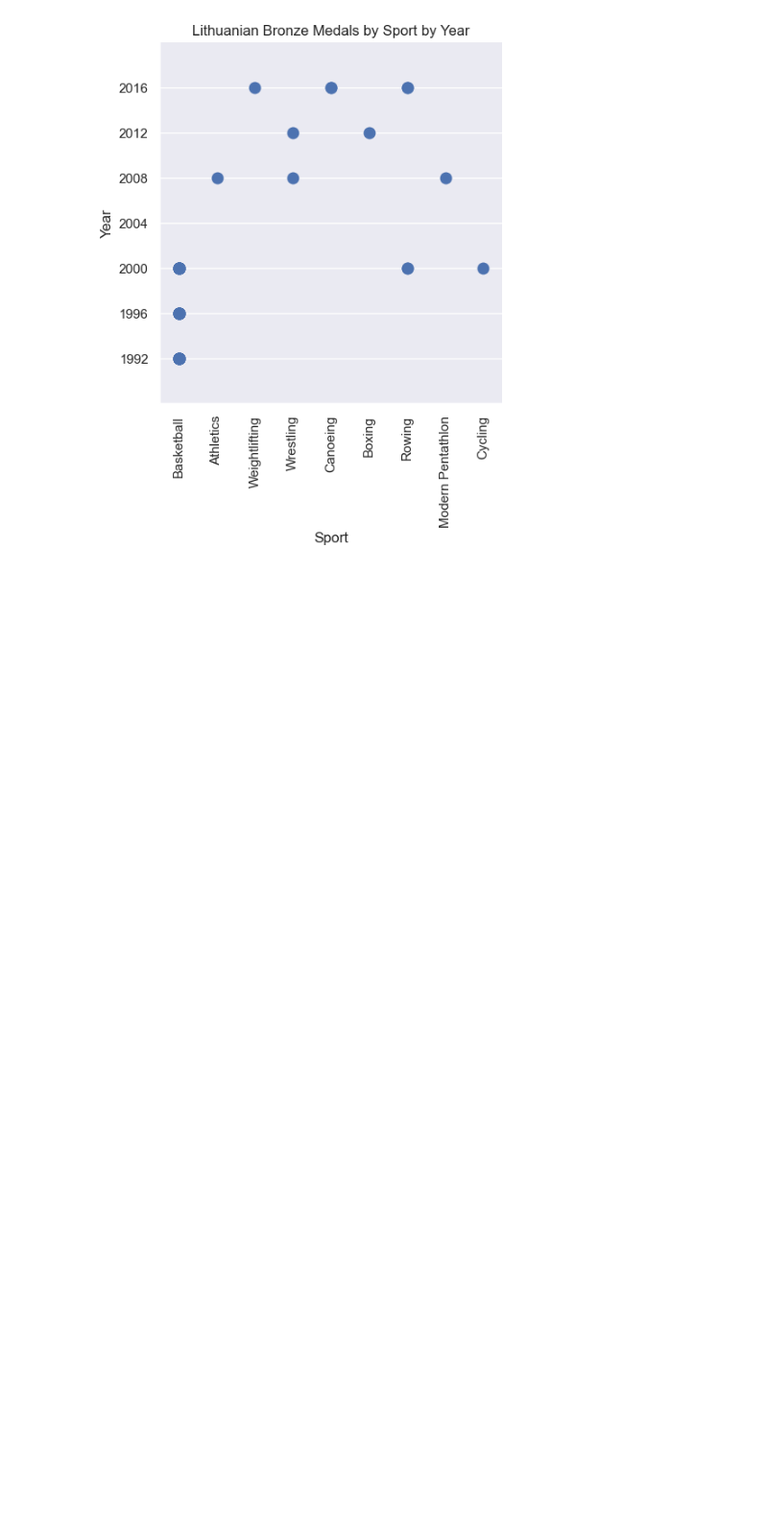
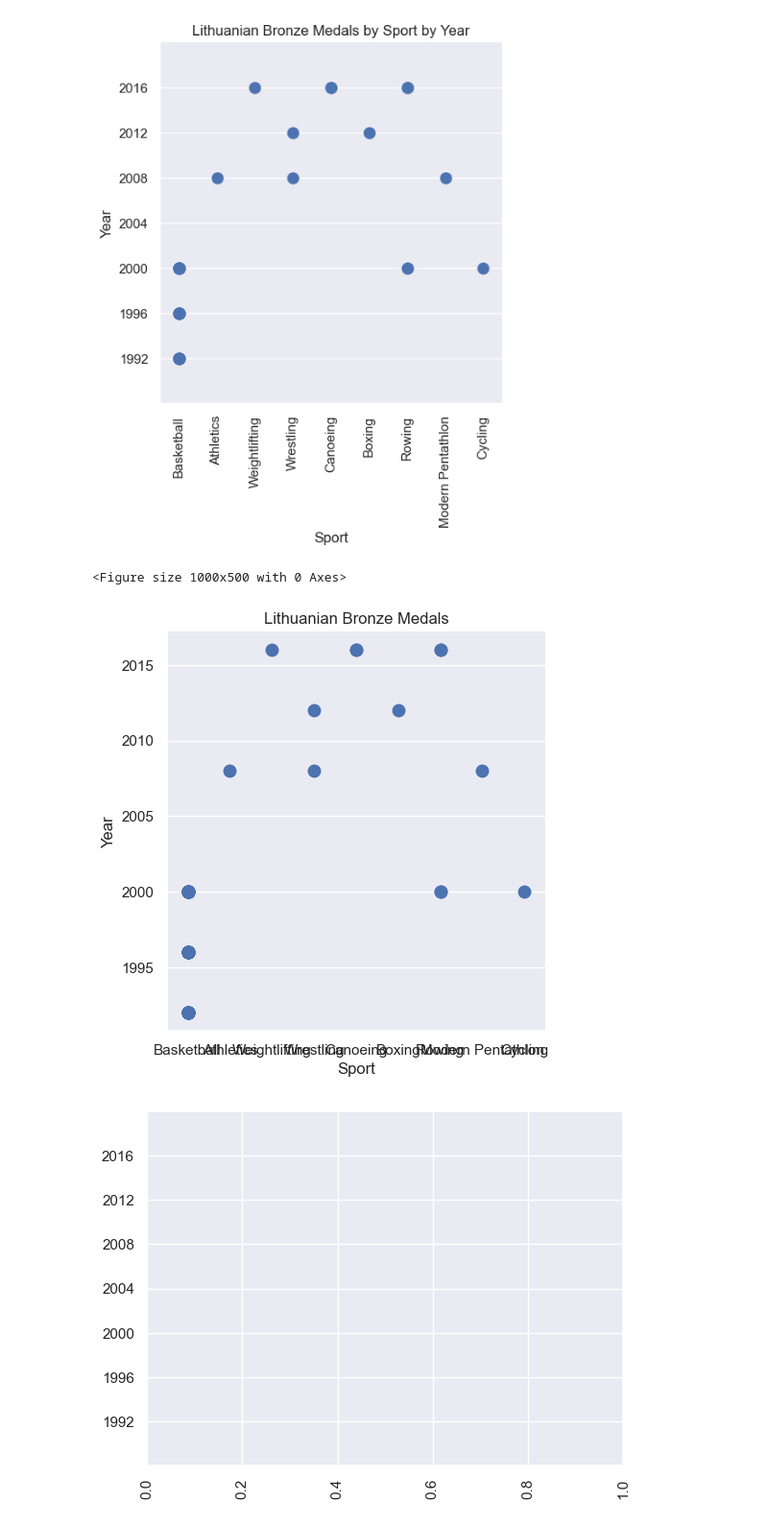
Before and after one commit to kilciukas/Olympic_dataset_exploration, a Jupyter notebook: Notebook_v2/Olimpines_notebook_v2.ipynb, the cells around one changed output. Shown at 96% size. Saved outputs shown, nothing was run; the diff lists cells and outputs as text; code cells hidden in the pictures; blank space fills up the shorter version.

```diff
--- a/Notebook_v2/Olimpines_notebook_v2.ipynb
+++ b/Notebook_v2/Olimpines_notebook_v2.ipynb
@@ -739,3 +743,34 @@ plt.xticks(rotation=90)
 plt.show()
 # %% [output]
 [figure]
+# %%
+class Catplot:
+    def __init__(self, data, x, y, jitter=False, size=10):
+        self.data = data
+        self.x = x
+        self.y = y
+        self.jitter = jitter
+        self.size = size
+        self.figure = None
+
+    def create_catplot(self, title):
+        self.figure = plt.figure(figsize=(10,5))
+        sns.catplot(data=self.data, x=self.x, y=self.y, jitter=self.jitter, size=self.size)
+        plt.title(title)
+        plt.show()
+        return self.figure
+
+    def set_ylim_ticks(self, ylim_min, ylim_max, min, max, step, rotation):
+        plt.ylim(ylim_min, ylim_max)
+        plt.yticks(range(min, max+1, step))
+        plt.xticks(rotation=rotation)
+        # self.figure.set(ylim=(1988, 2020))
+        # self.figure.set(yticks=range(1992, 2016+1, 4))
+# %%
+lithuanian_bronze_catplot = Catplot(data = lithuanian_bronze, x='Sport', y='Year', jitter=False, size=10)
+lithuanian_bronze_catplot.create_catplot(title='Lithuanian Bronze Medals')
+lithuanian_bronze_catplot.set_ylim_ticks(ylim_min=1988, ylim_max=2020, min=1992, max=2016, step=4, rotation=90)
+# %% [output]
+<Figure size 1000x500 with 0 Axes>
+[figure, added]
+[figure, added]
```
Also changed, not shown: parts of 10 cells of this notebook, 1 other file.
